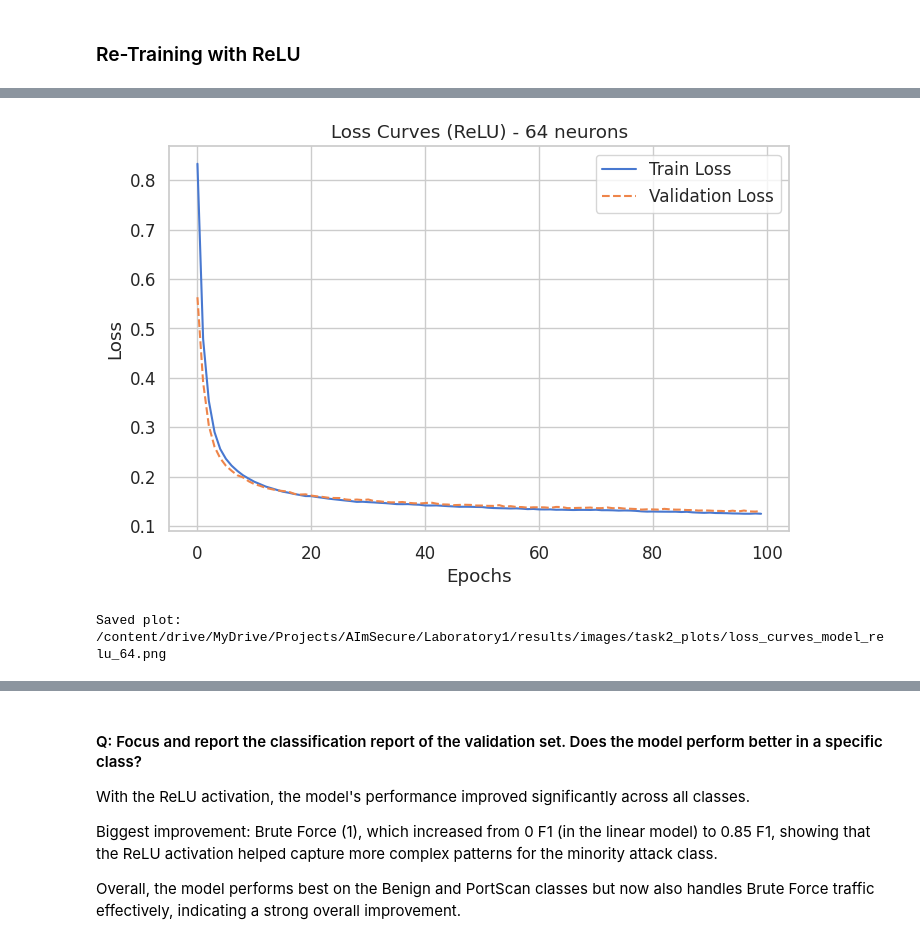
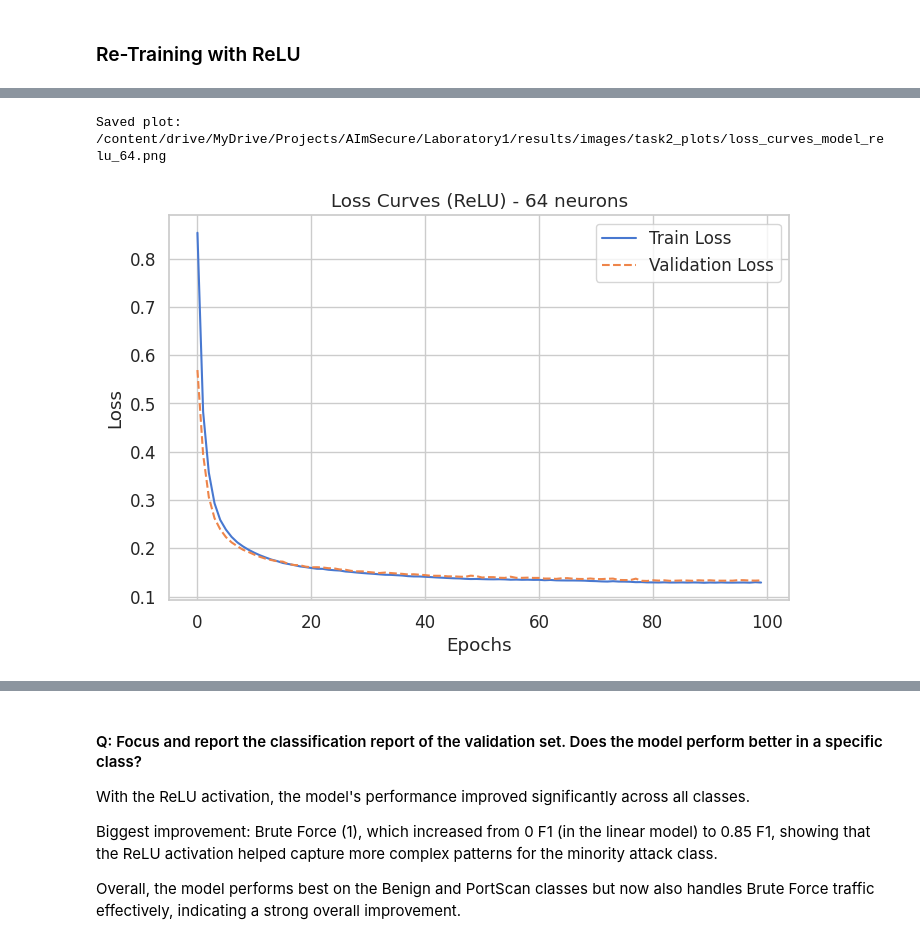
Before and after one commit to AImSecure/Laboratory1, a Jupyter notebook: lab/notebooks/Lab1_FFNN.ipynb, the cells around one changed output, grey strips where cells are left out. Cells and saved outputs as stored; diff of their text form; code cells hidden in the pictures.

```diff
--- a/lab/notebooks/Lab1_FFNN.ipynb
+++ b/lab/notebooks/Lab1_FFNN.ipynb
@@ -139,7 +130,7 @@ Results path: /content/drive/MyDrive/Projects/AImSecure/Laboratory1/results/
 # --- Set visual style ---
 sns.set(style="whitegrid", palette="muted", font_scale=1.1)
 
-def save_plot(fig: plt.Figure, filename: str, path: str = "./plots/", fmt: str = "png", dpi: int = 300) -> None:
+def save_plot(fig: plt.Figure, filename: str, path: str = "./plots/", fmt: str = "png", dpi: int = 300, close_fig: bool = False) -> None:
     """
     Save a Matplotlib figure in a specific to a specified directory.
 
@@ -161,6 +152,9 @@ def save_plot(fig: plt.Figure, filename: str, path: str = "./plots/", fmt: str =
     fig.savefig(save_path, bbox_inches='tight', pad_inches=0.1, dpi=dpi, format=fmt)
     # plt.close(fig) # Removed to display plots in notebook
 
+    if close_fig:
+        plt.close(fig)
+
     print(f"Saved plot: {save_path}")
 # %% [markdown]
 ## Task 1 — Data preprocessing
@@ -938,19 +938,20 @@ Epoch 100/100 - Train Loss: 0.1253, Val Loss: 0.1309
 # %%
 # Plot loss curve
 plt.figure(figsize=(8,5))
 plt.plot(train_loss_relu, label='Train Loss')
 plt.plot(val_loss_relu, '--', label='Validation Loss')
 plt.xlabel('Epochs')
 plt.ylabel('Loss')
 plt.title(f'Loss Curves (ReLU) - {best_n} neurons')
 plt.legend()
-plt.show()
 
 # Save the plot to the specified path
-save_plot(fig, f"loss_curves_model_relu_{best_n}", save_dir)
+save_plot(plt.gcf(), f"loss_curves_model_relu_{best_n}", save_dir)
+
+plt.show()
 # %% [output]
+Saved plot: /content/drive/MyDrive/Projects/AImSecure/Laboratory1/results/images/task2_plots/loss_curves_model_relu_64.png
-[figure, old version]
+[figure, new version]
-Saved plot: /content/drive/MyDrive/Projects/AImSecure/Laboratory1/results/images/task2_plots/loss_curves_model_relu_64.png
 # %%
 # Validation report for ReLU model
 print("Validation classification report (ReLU):")
```
Also changed, not shown: parts of 17 cells of this notebook.
